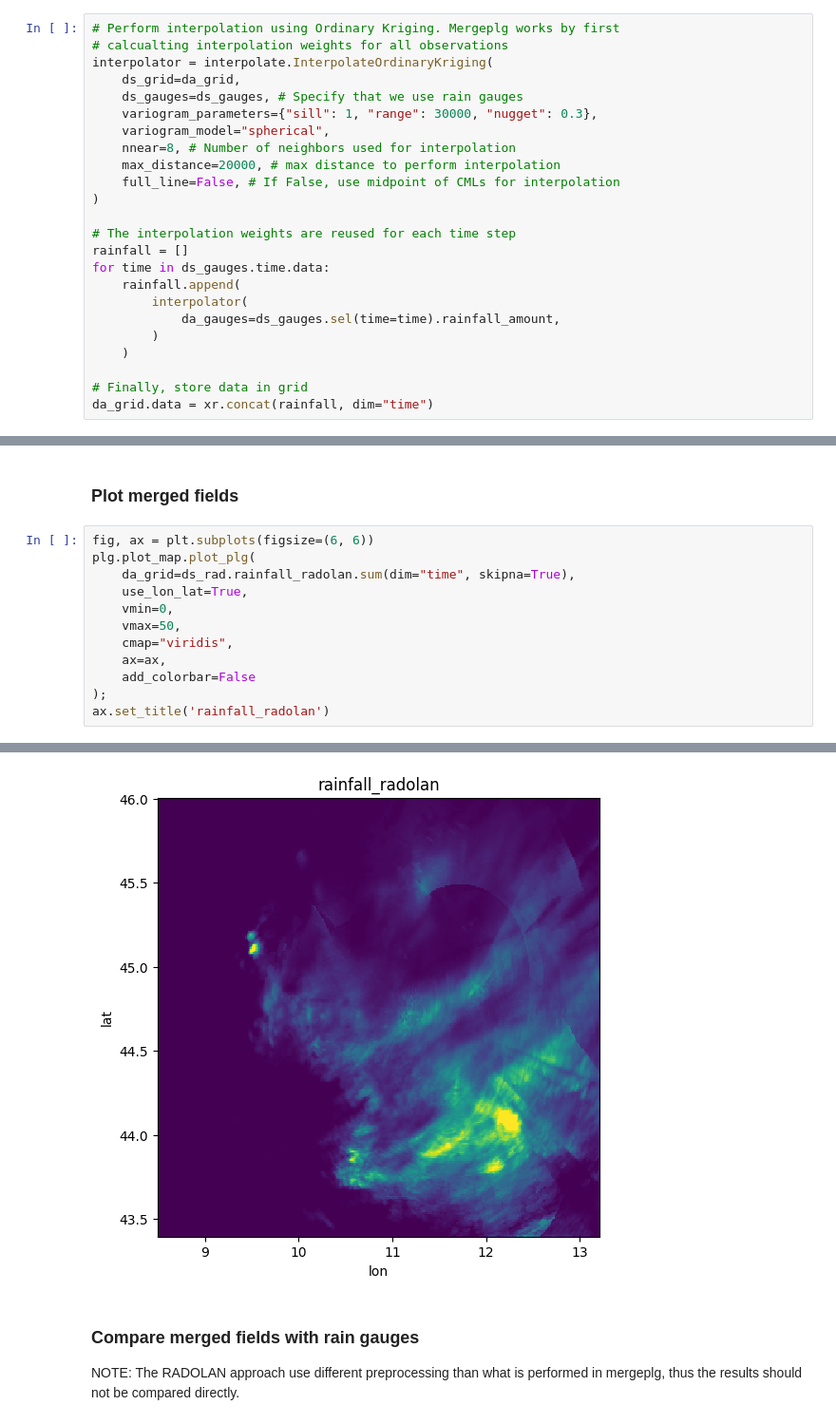
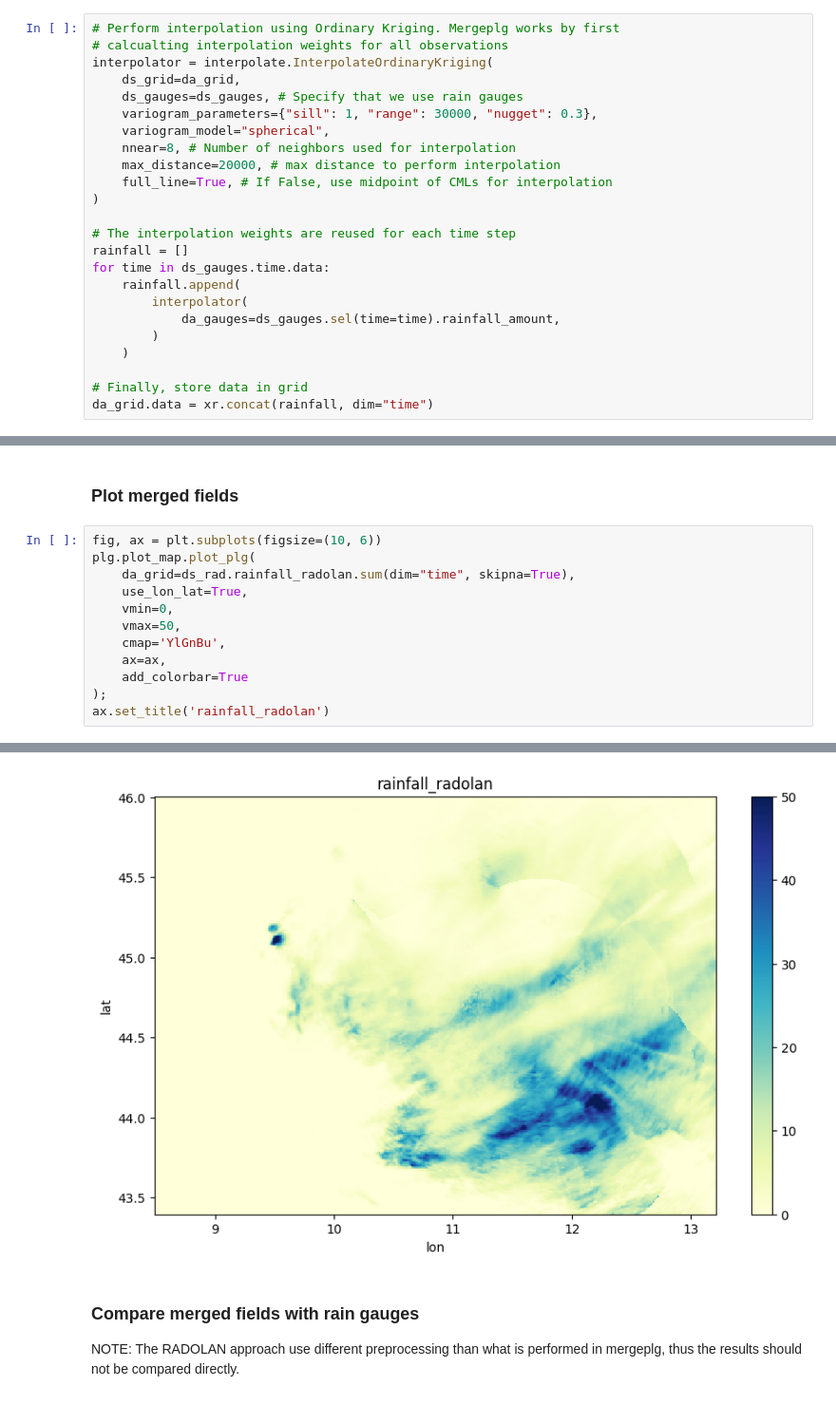
Before and after one commit to eoydvin/mergeplg, a Jupyter notebook: docs/notebooks/Introduction.ipynb, the cells around one changed output, grey strips where cells are left out. Shown at 95% size. Saved outputs shown, nothing was run; the diff lists cells and outputs as text.

```diff
--- a/docs/notebooks/Introduction.ipynb
+++ b/docs/notebooks/Introduction.ipynb
@@ -136,7 +135,7 @@ interpolator = interpolate.InterpolateOrdinaryKriging(
     variogram_model="spherical",
     nnear=8, # Number of neighbors used for interpolation
     max_distance=20000, # max distance to perform interpolation
-    full_line=False, # If False, use midpoint of CMLs for interpolation
+    full_line=True, # If False, use midpoint of CMLs for interpolation
 )
 
 # The interpolation weights are reused for each time step
@@ -464,20 +467,20 @@ ds_rad['rainfall_radolan'] = (('time', 'y', 'x'), ds_radolan['RW'].data)
 # %% [markdown]
 ### Plot merged fields
 # %%
-fig, ax = plt.subplots(figsize=(6, 6))
+fig, ax = plt.subplots(figsize=(10, 6))
 plg.plot_map.plot_plg(
     da_grid=ds_rad.rainfall_radolan.sum(dim="time", skipna=True),
     use_lon_lat=True,
     vmin=0,
     vmax=50,
-    cmap="viridis",
+    cmap='YlGnBu',
     ax=ax,
-    add_colorbar=False
+    add_colorbar=True
 );
 ax.set_title('rainfall_radolan')
 # %% [output]
 Text(0.5, 1.0, 'rainfall_radolan')
-[figure, old version]
+[figure, new version]
 # %% [markdown]
 ### Compare merged fields with rain gauges
 NOTE: The RADOLAN approach use different preprocessing than what is performed in mergeplg, thus the results should not be compared directly.
```
Also changed, not shown: parts of 8 cells of this notebook, 6 other files.
